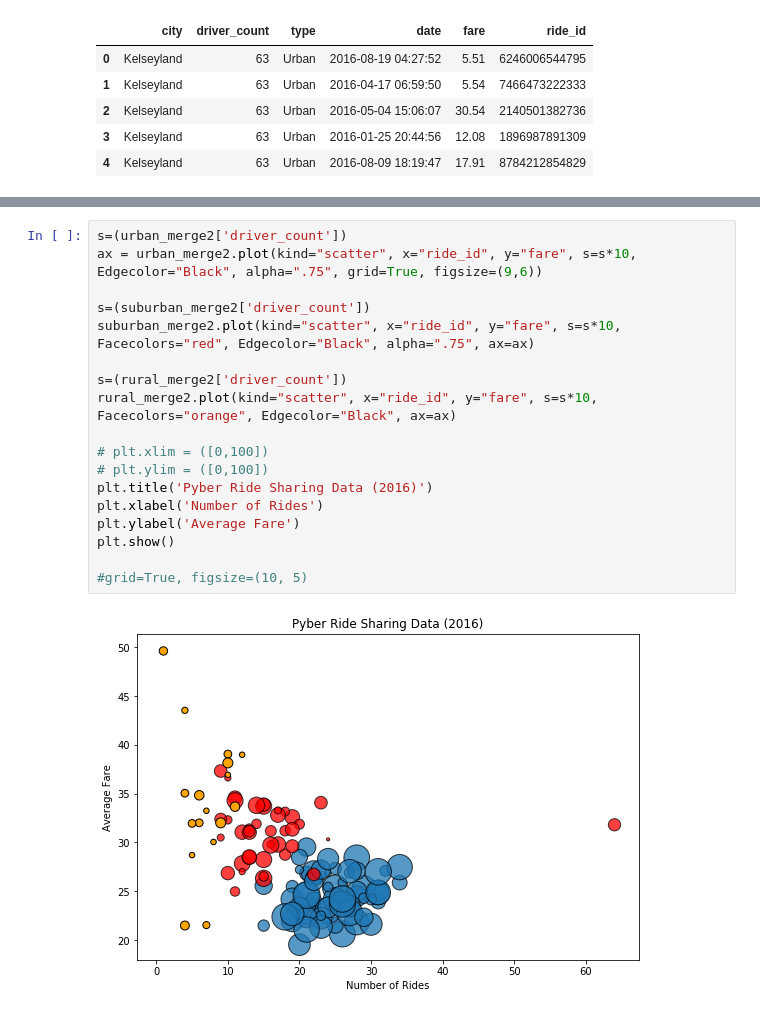
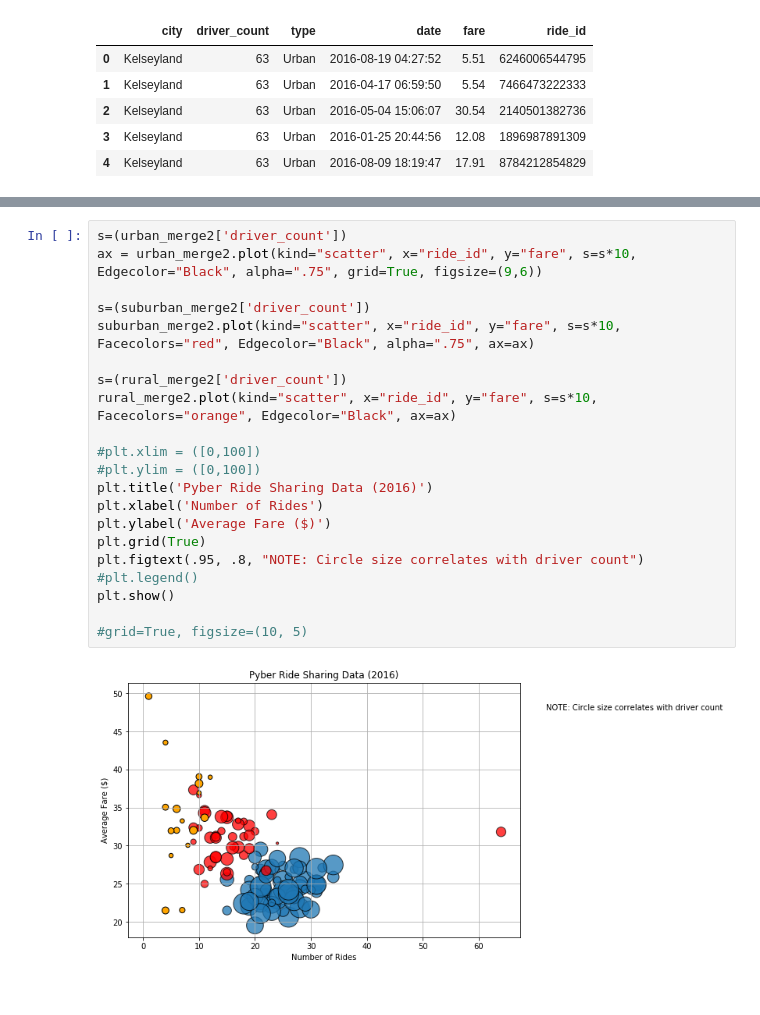
Before and after one commit to tullyvelte/RideSharingDataPlots, a Jupyter notebook: PyberPlots2.ipynb, the cells around one changed output, grey strips where cells are left out. Saved outputs shown, nothing was run; the diff lists cells and outputs as text.

```diff
--- a/PyberPlots2.ipynb
+++ b/PyberPlots2.ipynb
@@ -147,23 +105,26 @@ rural_merge2.head()
 # %%
 s=(urban_merge2['driver_count'])
 ax = urban_merge2.plot(kind="scatter", x="ride_id", y="fare", s=s*10, Edgecolor="Black", alpha=".75", grid=True, figsize=(9,6))
 
 s=(suburban_merge2['driver_count'])
 suburban_merge2.plot(kind="scatter", x="ride_id", y="fare", s=s*10, Facecolors="red", Edgecolor="Black", alpha=".75", ax=ax)
 
 s=(rural_merge2['driver_count'])
 rural_merge2.plot(kind="scatter", x="ride_id", y="fare", s=s*10, Facecolors="orange", Edgecolor="Black", ax=ax)
 
-# plt.xlim = ([0,100])
-# plt.ylim = ([0,100])
+#plt.xlim = ([0,100])
+#plt.ylim = ([0,100])
 plt.title('Pyber Ride Sharing Data (2016)')
 plt.xlabel('Number of Rides')
-plt.ylabel('Average Fare')
+plt.ylabel('Average Fare ($)')
+plt.grid(True)
+plt.figtext(.95, .8, "NOTE: Circle size correlates with driver count")
+#plt.legend()
 plt.show()
 
 #grid=True, figsize=(10, 5)
 # %% [output]
-[figure, old version]
+[figure, new version]
 # %%
 # Making the Py Charts
 
```
Also changed, not shown: parts of 8 cells of this notebook.
